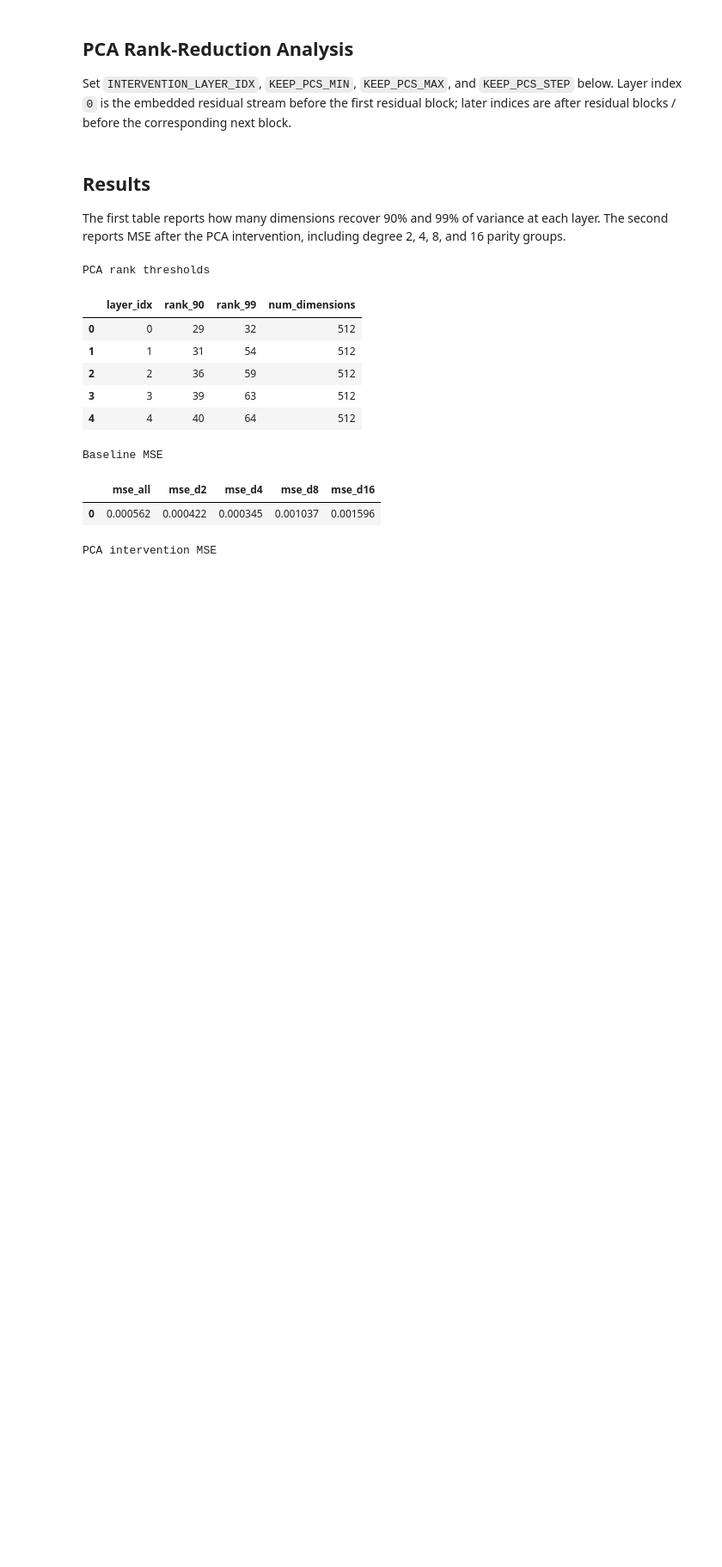
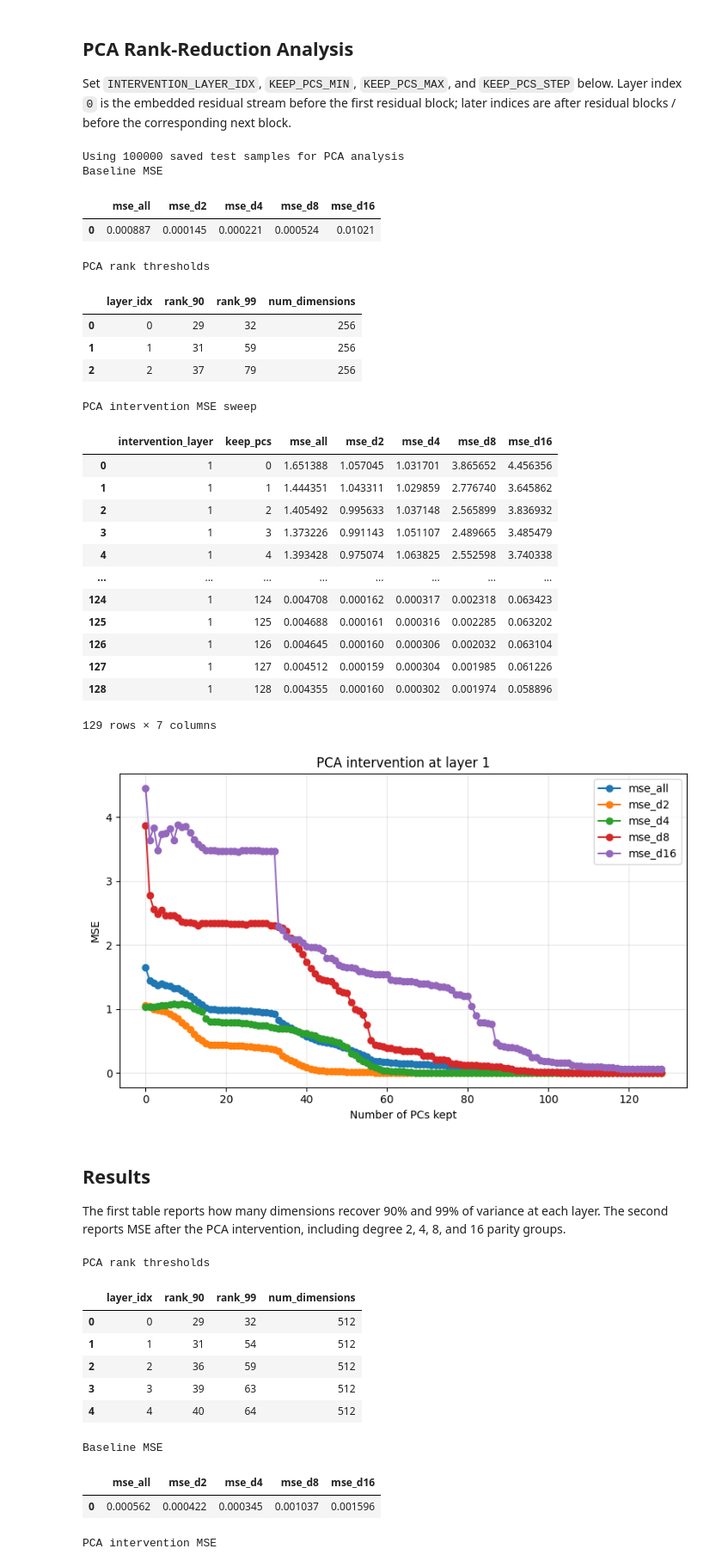
Before and after one commit to labofdoubt/feature-learning-parity-task, a Jupyter notebook: notebooks/colab_parity_experiment.ipynb, the cells around one changed output. Shown at 86% size. Cells and saved outputs as stored; diff of their text form; code cells hidden in the pictures; blank space fills up the shorter version.

```diff
--- a/notebooks/colab_parity_experiment.ipynb
+++ b/notebooks/colab_parity_experiment.ipynb
@@ -319,9 +442,9 @@ from parity_net.analysis import (
     rank_for_threshold,
 )
 
-INTERVENTION_LAYER_IDX = 2
+INTERVENTION_LAYER_IDX = 1
 KEEP_PCS_MIN = 0
-KEEP_PCS_MAX = 70
+KEEP_PCS_MAX = 128
 KEEP_PCS_STEP = 1
 PCA_SAMPLES = config["training"]["test_samples"]
 ANALYSIS_DIR = Path(DRIVE_RUN_DIR) / "analysis"
@@ -405,33 +528,58 @@ for keep_pcs in keep_pcs_values:
             batch_size,
             intervention=(INTERVENTION_LAYER_IDX, intervention),
         )
     sweep_rows.append(
         {
             "intervention_layer": INTERVENTION_LAYER_IDX,
             "keep_pcs": keep_pcs,
             **per_degree_mse(pred_intervened, heldout.y),
         }
     )
 
 pca_sweep_df = pd.DataFrame(sweep_rows)
 pca_sweep_df.to_csv(ANALYSIS_DIR / "pca_intervention_mse_sweep.csv", index=False)
 print("PCA intervention MSE sweep")
 display(pca_sweep_df)
 
 mse_columns = ["mse_all", "mse_d2", "mse_d4", "mse_d8", "mse_d16"]
 ax = pca_sweep_df.plot(
     x="keep_pcs",
     y=mse_columns,
     marker="o",
     figsize=(8, 5),
 )
 ax.set_xlabel("Number of PCs kept")
 ax.set_ylabel("MSE")
 ax.set_title(f"PCA intervention at layer {INTERVENTION_LAYER_IDX}")
 ax.grid(True, alpha=0.3)
 plt.tight_layout()
 plt.savefig(ANALYSIS_DIR / "pca_intervention_mse_sweep.png", dpi=150)
 plt.show()
+# %% [output]
+Using 100000 saved test samples for PCA analysis
+Baseline MSE
+|  | mse_all | mse_d2 | mse_d4 | mse_d8 | mse_d16 |
+| 0 | 0.000887 | 0.000145 | 0.000221 | 0.000524 | 0.01021 |
+PCA rank thresholds
+|  | layer_idx | rank_90 | rank_99 | num_dimensions |
+| 0 | 0 | 29 | 32 | 256 |
+| 1 | 1 | 31 | 59 | 256 |
+| 2 | 2 | 37 | 79 | 256 |
+PCA intervention MSE sweep
+|  | intervention_layer | keep_pcs | mse_all | mse_d2 | mse_d4 | mse_d8 | mse_d16 |
+| 0 | 1 | 0 | 1.651388 | 1.057045 | 1.031701 | 3.865652 | 4.456356 |
+| 1 | 1 | 1 | 1.444351 | 1.043311 | 1.029859 | 2.776740 | 3.645862 |
+| 2 | 1 | 2 | 1.405492 | 0.995633 | 1.037148 | 2.565899 | 3.836932 |
+| 3 | 1 | 3 | 1.373226 | 0.991143 | 1.051107 | 2.489665 | 3.485479 |
+| 4 | 1 | 4 | 1.393428 | 0.975074 | 1.063825 | 2.552598 | 3.740338 |
+| ... | ... | ... | ... | ... | ... | ... | ... |
+| 124 | 1 | 124 | 0.004708 | 0.000162 | 0.000317 | 0.002318 | 0.063423 |
+| 125 | 1 | 125 | 0.004688 | 0.000161 | 0.000316 | 0.002285 | 0.063202 |
+| 126 | 1 | 126 | 0.004645 | 0.000160 | 0.000306 | 0.002032 | 0.063104 |
+| 127 | 1 | 127 | 0.004512 | 0.000159 | 0.000304 | 0.001985 | 0.061226 |
+| 128 | 1 | 128 | 0.004355 | 0.000160 | 0.000302 | 0.001974 | 0.058896 |
+129 rows × 7 columns
+[figure, added]
 # %% [markdown]
 ## Results
 The first table reports how many dimensions recover 90% and 99% of variance at each layer. The second reports MSE after the PCA intervention, including degree 2, 4, 8, and 16 parity groups.
```
Also changed, not shown: parts of 9 cells of this notebook, 1 other file.
